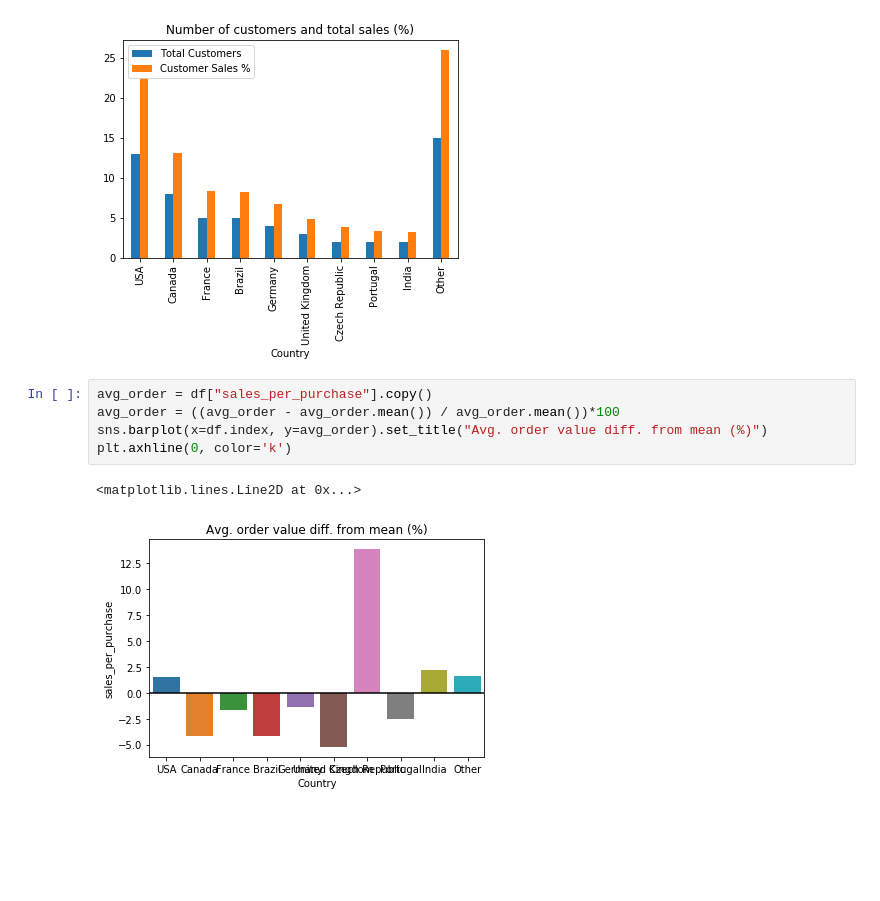
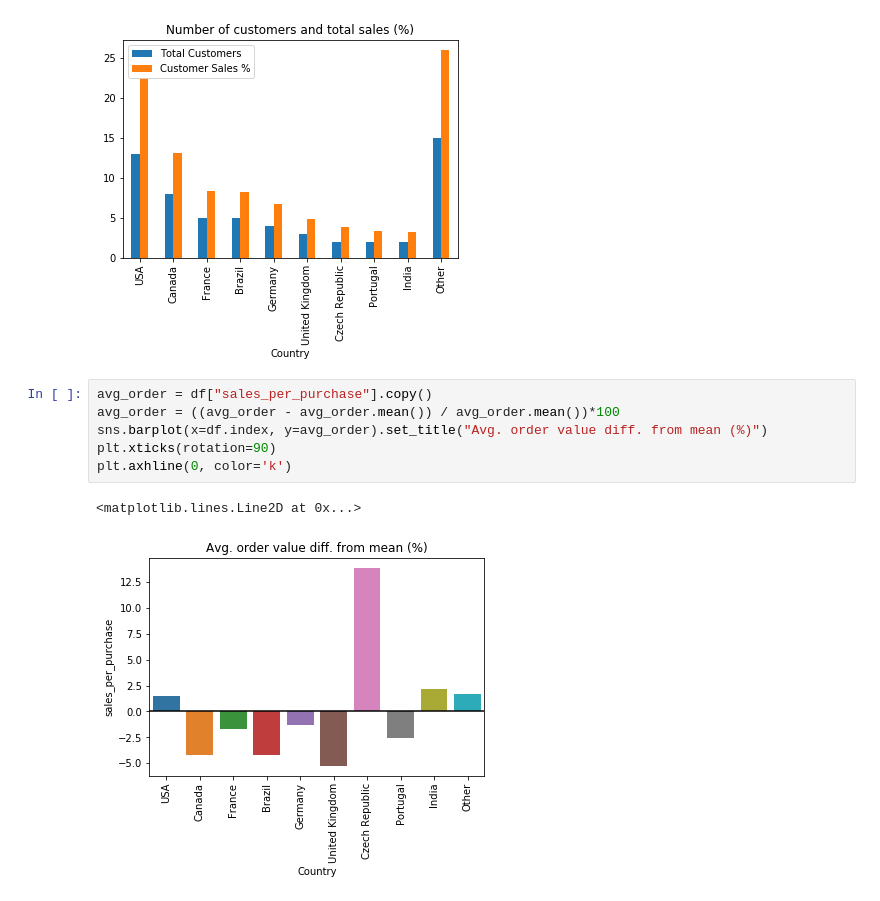
Before and after one commit to clyde905/My-Projects, a Jupyter notebook: SQL Exercise/Music Industry Stats.ipynb, the cells around one changed output. Cells and saved outputs as stored; diff of their text form; blank space fills up the shorter version.

```diff
--- a/SQL Exercise/Music Industry Stats.ipynb
+++ b/SQL Exercise/Music Industry Stats.ipynb
@@ -117,8 +117,9 @@ df.plot(y=['Total Customers', 'Customer Sales %'], kind="bar", title='Number of
 # %%
 avg_order = df["sales_per_purchase"].copy()
 avg_order = ((avg_order - avg_order.mean()) / avg_order.mean())*100
 sns.barplot(x=df.index, y=avg_order).set_title("Avg. order value diff. from mean (%)")
+plt.xticks(rotation=90)
 plt.axhline(0, color='k')
 # %% [output]
 <matplotlib.lines.Line2D at 0x...>
-[figure, old version]
+[figure, new version]
```
